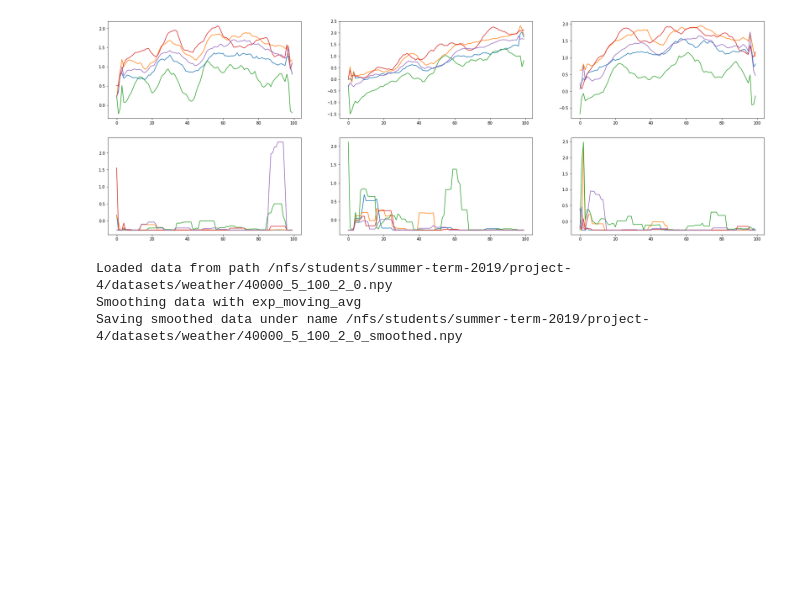
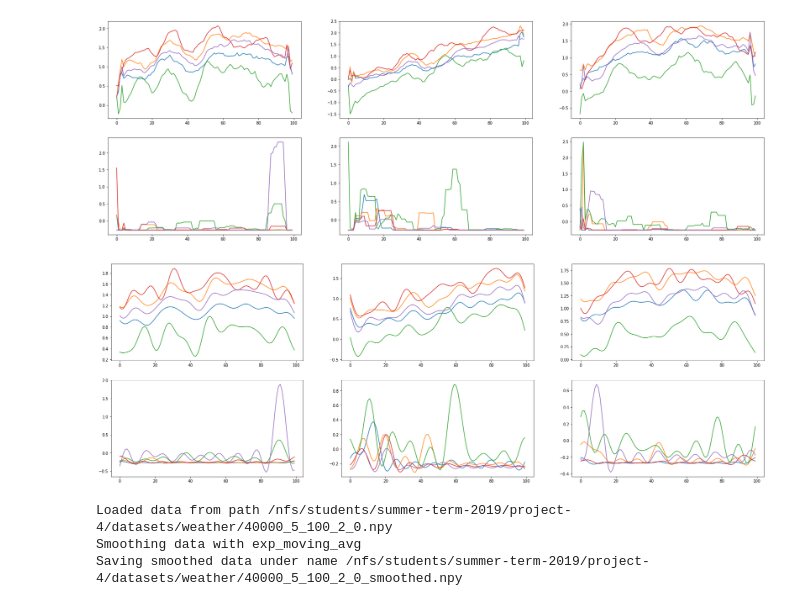
Before and after one commit to PaulUrsulean/LSGM, a Jupyter notebook: notebooks/weather/smoothing.ipynb, the cells around one changed output. Saved outputs shown, nothing was run; the diff lists cells and outputs as text; code cells hidden in the pictures; blank space fills up the shorter version.

Commit message:
Added support to smooth data via fft

```diff
--- a/notebooks/weather/smoothing.ipynb
+++ b/notebooks/weather/smoothing.ipynb
@@ -103,6 +103,25 @@ plot_values(data_smoothed, n_examples=3, rand=False)
 # %% [output]
 Starting at 4 with window size 9
 [figure]
+# %%
+from scipy import fft, ifft
+
+
+def fft_low_pass(data, percentage_cut=0.2):
+    smoothed = data.copy()
+    n_features = data.shape[-1]
+    n_timesteps = data.shape[-2]
+    for feat in range(n_features):
+        data_feat = smoothed[:, :, :, feat]
+        frequencies = fft(data_feat, axis=-1)
+        frequencies[:, :, -int(percentage_cut * n_timesteps):] = 0
+        smoothed[:, :, :, feat] = ifft(frequencies)
+    return smoothed
+# %%
+data_smoothed = fft_low_pass(data_norm, percentage_cut=.9)
+plot_values(data_smoothed, n_examples=3, rand=False)
+# %% [output]
+[figure, added]
 # %%
 def save_dataset(filename, data):
     print(f"Saving smoothed data under name {new_filename}")
```
